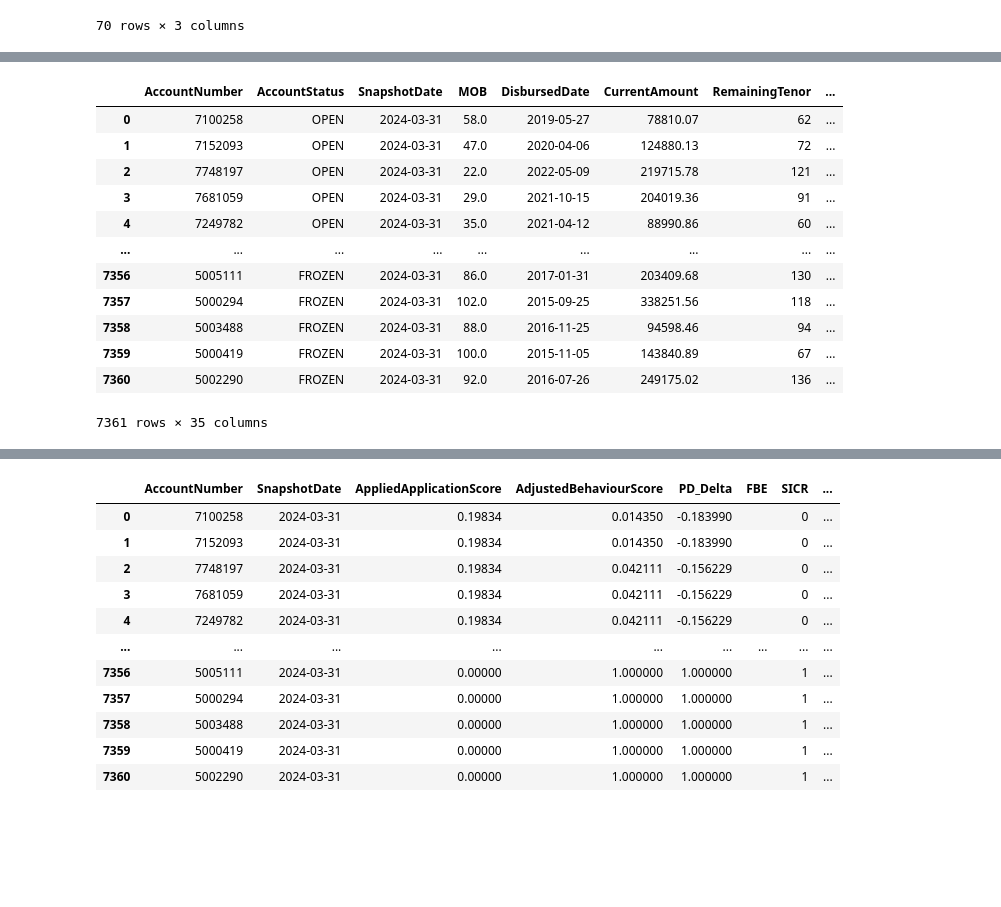
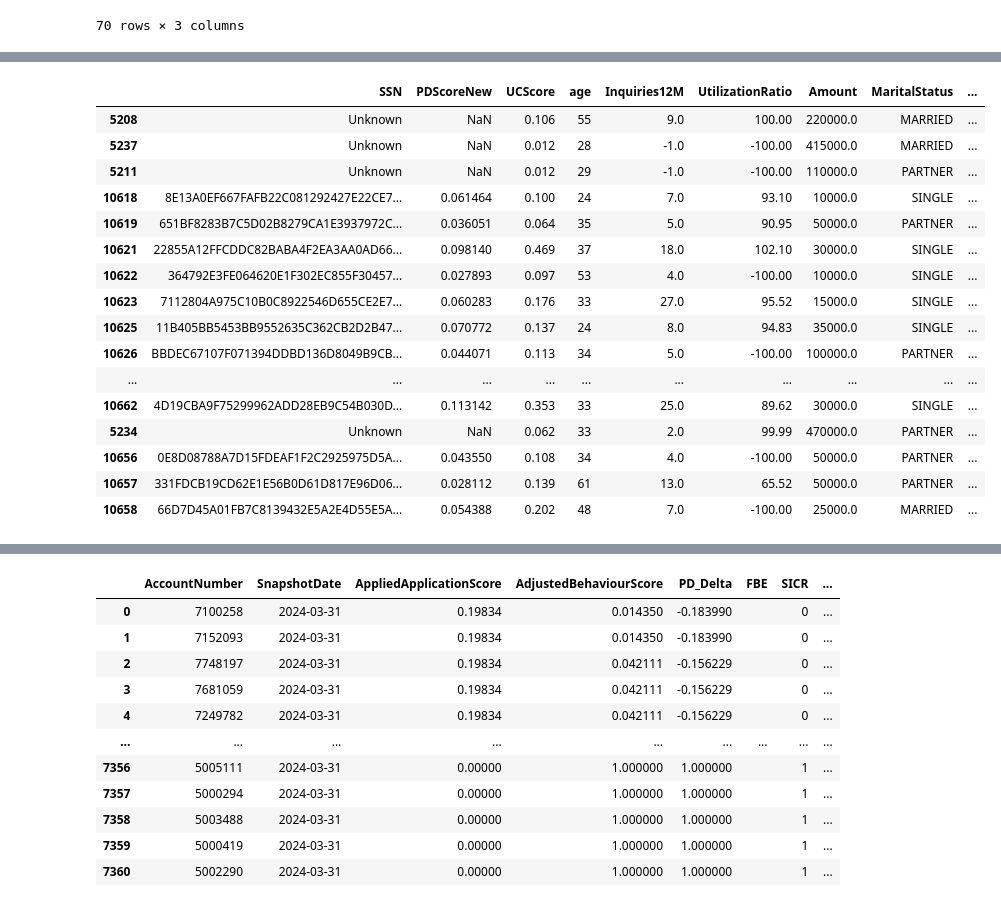
Before and after one commit to AndreasNilssonNstart/Behavior_Scorecard-DATA-223, a Jupyter notebook: 2. Code/5. SICR.ipynb, the cells around one changed output, grey strips where cells are left out. Drawn from its saved outputs; the diff is of its cells as text; code cells hidden in the pictures; blank space fills up the shorter version.

```diff
--- a/2. Code/5. SICR.ipynb
+++ b/2. Code/5. SICR.ipynb
@@ -357,3 +288,28 @@ Intercept: [-0.13407141]
+# %%
+
+# Set option to display all columns
+pd.set_option('display.max_columns', None)
+
+
+pd_.tail(60)
+# %% [output]
+|  | SSN | PDScoreNew | UCScore | age | Inquiries12M | UtilizationRatio | Amount | MaritalStatus | ... |
+| 5208 | Unknown | NaN | 0.106 | 55 | 9.0 | 100.00 | 220000.0 | MARRIED | ... |
+| 5237 | Unknown | NaN | 0.012 | 28 | -1.0 | -100.00 | 415000.0 | MARRIED | ... |
+| 5211 | Unknown | NaN | 0.012 | 29 | -1.0 | -100.00 | 110000.0 | PARTNER | ... |
+| 10618 | 8E13A0EF667FAFB22C081292427E22CE7... | 0.061464 | 0.100 | 24 | 7.0 | 93.10 | 10000.0 | SINGLE | ... |
+| 10619 | 651BF8283B7C5D02B8279CA1E3937972C... | 0.036051 | 0.064 | 35 | 5.0 | 90.95 | 50000.0 | PARTNER | ... |
+| 10621 | 22855A12FFCDDC82BABA4F2EA3AA0AD66... | 0.098140 | 0.469 | 37 | 18.0 | 102.10 | 30000.0 | SINGLE | ... |
+| 10622 | 364792E3FE064620E1F302EC855F30457... | 0.027893 | 0.097 | 53 | 4.0 | -100.00 | 10000.0 | SINGLE | ... |
+| 10623 | 7112804A975C10B0C8922546D655CE2E7... | 0.060283 | 0.176 | 33 | 27.0 | 95.52 | 15000.0 | SINGLE | ... |
+| 10625 | 11B405BB5453BB9552635C362CB2D2B47... | 0.070772 | 0.137 | 24 | 8.0 | 94.83 | 35000.0 | SINGLE | ... |
+| 10626 | BBDEC67107F071394DDBD136D8049B9CB... | 0.044071 | 0.113 | 34 | 5.0 | -100.00 | 100000.0 | PARTNER | ... |
+| ... | ... | ... | ... | ... | ... | ... | ... | ... | ... |
+| 10662 | 4D19CBA9F75299962ADD28EB9C54B030D... | 0.113142 | 0.353 | 33 | 25.0 | 89.62 | 30000.0 | SINGLE | ... |
+| 5234 | Unknown | NaN | 0.062 | 33 | 2.0 | 99.99 | 470000.0 | PARTNER | ... |
+| 10656 | 0E8D08788A7D15FDEAF1F2C2925975D5A... | 0.043550 | 0.108 | 34 | 4.0 | -100.00 | 50000.0 | PARTNER | ... |
+| 10657 | 331FDCB19CD62E1E56B0D61D817E96D06... | 0.028112 | 0.139 | 61 | 13.0 | 65.52 | 50000.0 | PARTNER | ... |
+| 10658 | 66D7D45A01FB7C8139432E5A2E4D55E5A... | 0.054388 | 0.202 | 48 | 7.0 | -100.00 | 25000.0 | MARRIED | ... |
 # %%
 
 see['SICR'] = np.where((see.PD_Delta > 0.09) | (see['FBE'] != ''), 1, 0)
@@ -386,24 +342,3 @@ see['SnapshotDate'] = pd.to_datetime(see['SnapshotDate'])
 see = pd.merge(see, MacroInstrument, on='SnapshotDate', how='left')
 see['AdjustedBehaviourScore'] =  see['BehaviourModel'] * see['Instrument Rolling Mean']
 see['AdjustedBehaviourScore'] = np.where(  see['CurrentDelinquencyStatus'].isin([4,9]) ,1.0 , see['BehaviourModel'])
-# %%
-
-# Set option to display all columns
-pd.set_option('display.max_columns', None)
-
-
-see
-# %% [output]
-|  | AccountNumber | AccountStatus | SnapshotDate | MOB | DisbursedDate | CurrentAmount | RemainingTenor | ... |
-| 0 | 7100258 | OPEN | 2024-03-31 | 58.0 | 2019-05-27 | 78810.07 | 62 | ... |
-| 1 | 7152093 | OPEN | 2024-03-31 | 47.0 | 2020-04-06 | 124880.13 | 72 | ... |
-| 2 | 7748197 | OPEN | 2024-03-31 | 22.0 | 2022-05-09 | 219715.78 | 121 | ... |
-| 3 | 7681059 | OPEN | 2024-03-31 | 29.0 | 2021-10-15 | 204019.36 | 91 | ... |
-| 4 | 7249782 | OPEN | 2024-03-31 | 35.0 | 2021-04-12 | 88990.86 | 60 | ... |
-| ... | ... | ... | ... | ... | ... | ... | ... | ... |
-| 7356 | 5005111 | FROZEN | 2024-03-31 | 86.0 | 2017-01-31 | 203409.68 | 130 | ... |
-| 7357 | 5000294 | FROZEN | 2024-03-31 | 102.0 | 2015-09-25 | 338251.56 | 118 | ... |
-| 7358 | 5003488 | FROZEN | 2024-03-31 | 88.0 | 2016-11-25 | 94598.46 | 94 | ... |
-| 7359 | 5000419 | FROZEN | 2024-03-31 | 100.0 | 2015-11-05 | 143840.89 | 67 | ... |
-| 7360 | 5002290 | FROZEN | 2024-03-31 | 92.0 | 2016-07-26 | 249175.02 | 136 | ... |
-7361 rows × 35 columns
```
Also changed, not shown: parts of 9 cells of this notebook, 8 other files.
